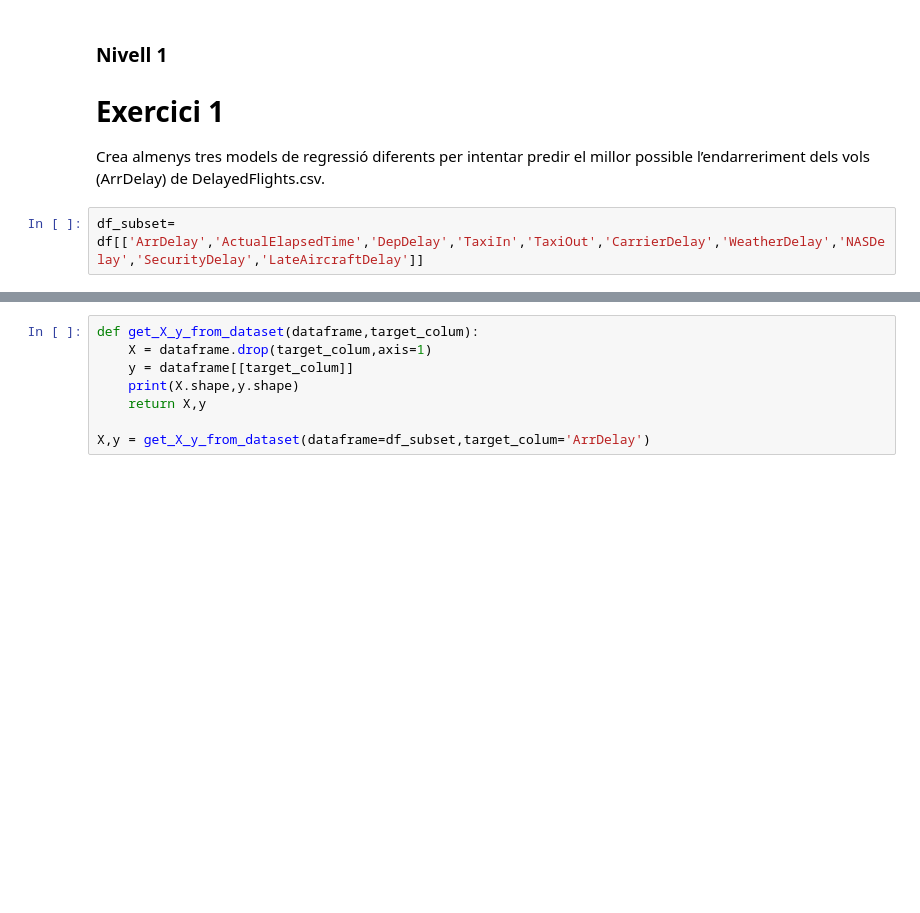
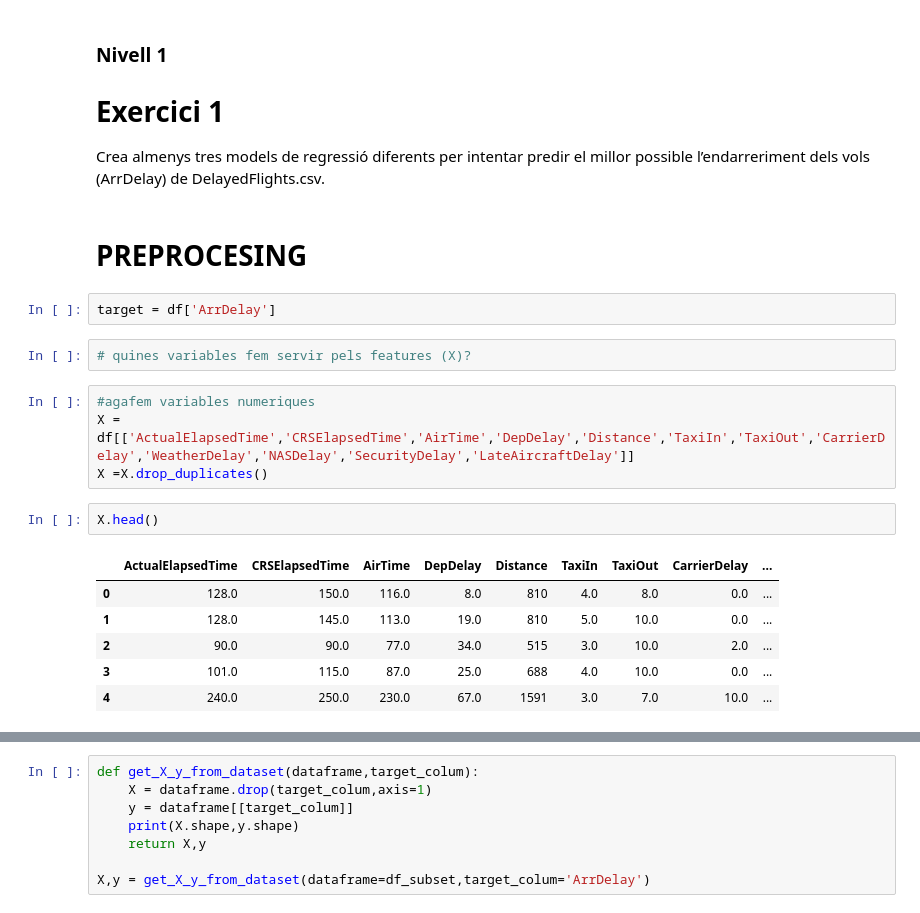
Before and after one commit to ManelForcales/Supervisat_Regressio, a Jupyter notebook: Sprint12 - Regressio.ipynb, the cells around one changed output, grey strips where cells are left out. Cells and saved outputs as stored; diff of their text form; blank space fills up the shorter version.

Commit message:
add preprocesing

```diff
--- a/Sprint12 - Regressio.ipynb
+++ b/Sprint12 - Regressio.ipynb
@@ -21,5 +22,22 @@ df.head()
 # Exercici 1
 
 Crea almenys tres models de regressió diferents per intentar predir el millor possible l’endarreriment dels vols (ArrDelay) de DelayedFlights.csv.
+# %% [markdown]
+# PREPROCESING
+# %%
+target = df['ArrDelay']
+# %%
+# quines variables fem servir pels features (X)?
 # %%
-df_subset= df[['ArrDelay','ActualElapsedTime','DepDelay','TaxiIn','TaxiOut','CarrierDelay','WeatherDelay','NASDelay','SecurityDelay','LateAircraftDelay']]
+#agafem variables numeriques
+X = df[['ActualElapsedTime','CRSElapsedTime','AirTime','DepDelay','Distance','TaxiIn','TaxiOut','CarrierDelay','WeatherDelay','NASDelay','SecurityDelay','LateAircraftDelay']]
+X =X.drop_duplicates()
+# %%
+X.head()
+# %% [output]
+|  | ActualElapsedTime | CRSElapsedTime | AirTime | DepDelay | Distance | TaxiIn | TaxiOut | CarrierDelay | ... |
+| 0 | 128.0 | 150.0 | 116.0 | 8.0 | 810 | 4.0 | 8.0 | 0.0 | ... |
+| 1 | 128.0 | 145.0 | 113.0 | 19.0 | 810 | 5.0 | 10.0 | 0.0 | ... |
+| 2 | 90.0 | 90.0 | 77.0 | 34.0 | 515 | 3.0 | 10.0 | 2.0 | ... |
+| 3 | 101.0 | 115.0 | 87.0 | 25.0 | 688 | 4.0 | 10.0 | 0.0 | ... |
+| 4 | 240.0 | 250.0 | 230.0 | 67.0 | 1591 | 3.0 | 7.0 | 10.0 | ... |
```
Also changed, not shown: parts of 13 cells of this notebook.
